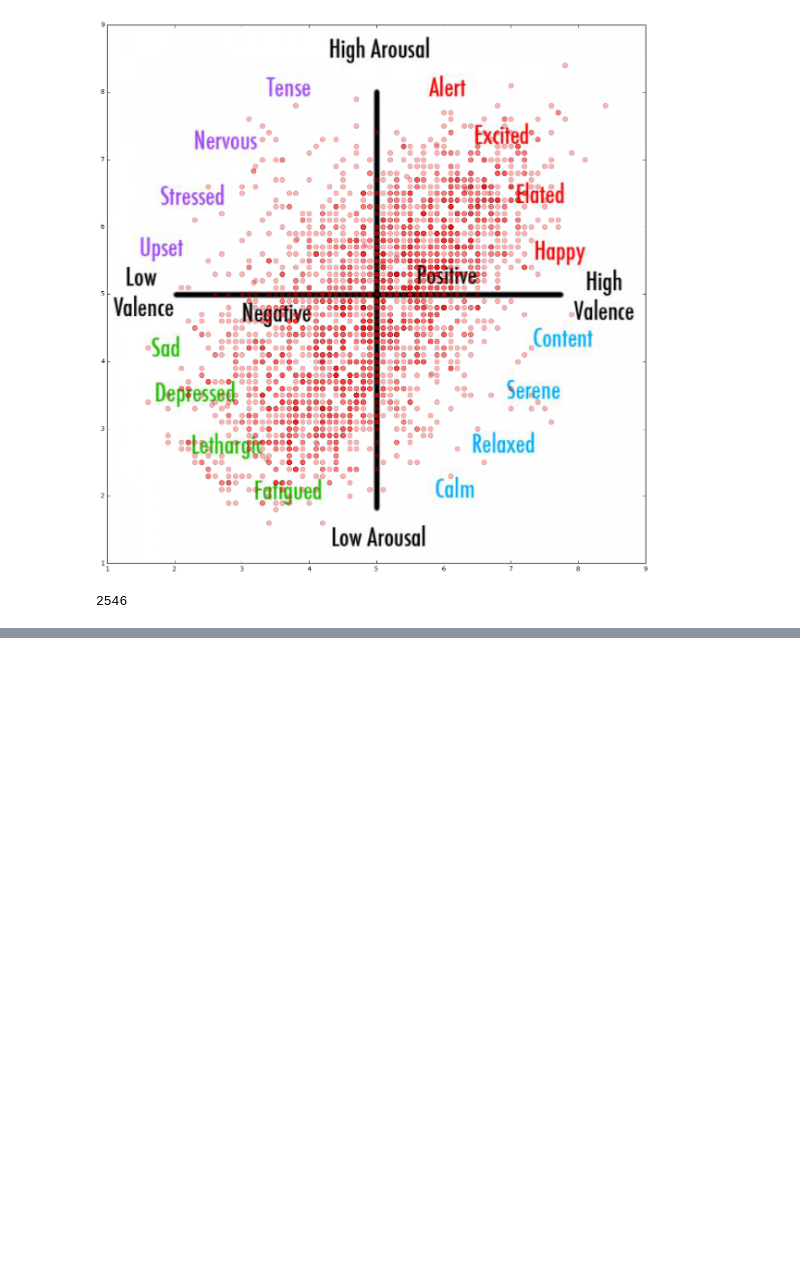
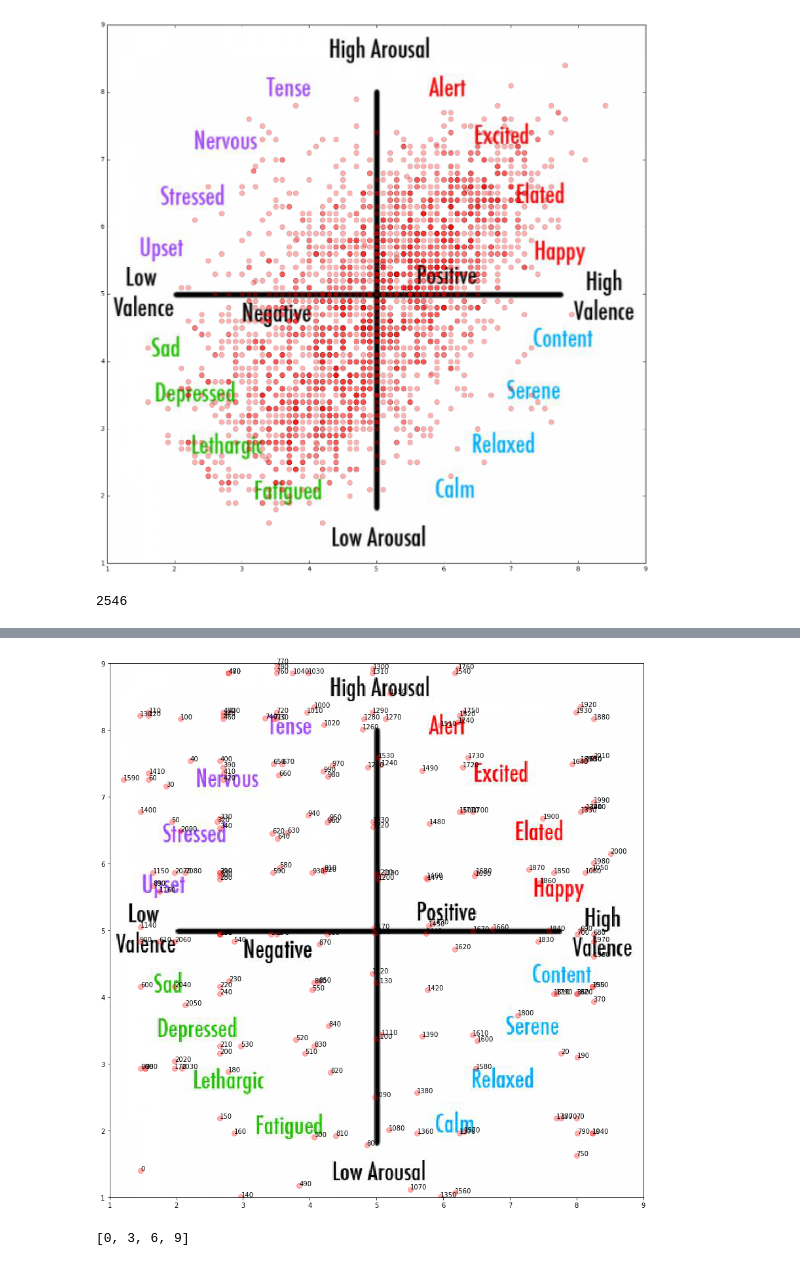
Before and after one commit to MusicMapProject/MusicMap, a Jupyter notebook: data_analysis/data_analysis.ipynb, the cells around one changed output, grey strips where cells are left out. Cells and saved outputs as stored; diff of their text form; code cells hidden in the pictures; blank space fills up the shorter version.

```diff
--- a/data_analysis/data_analysis.ipynb
+++ b/data_analysis/data_analysis.ipynb
@@ -78,0 +164,17 @@ print len(all_data)
+# %%
+fig = plt.figure(figsize=(15, 15))
+ax = fig.add_subplot(111)
+image = plt.imread('../data/labels/va_scale.jpg')
+plt.imshow(image, extent=[1, 9, 1, 9])
+
+plt.plot(data_M[::10, 2], data_M[::10, 3], 'ro', markersize = '8', alpha = 0.3)
+for i, xy in enumerate(zip(data_M[::10, 2], data_M[::10, 3])):
+    ax.annotate(data_M[i*10][1], xy, textcoords='data')
+
+plt.show()
+# %% [output]
+[figure, added]
+# %%
+print range(0, 10, 3)
+# %% [output]
+[0, 3, 6, 9]
```
Also changed, not shown: parts of 8 cells of this notebook, 5 other files.
